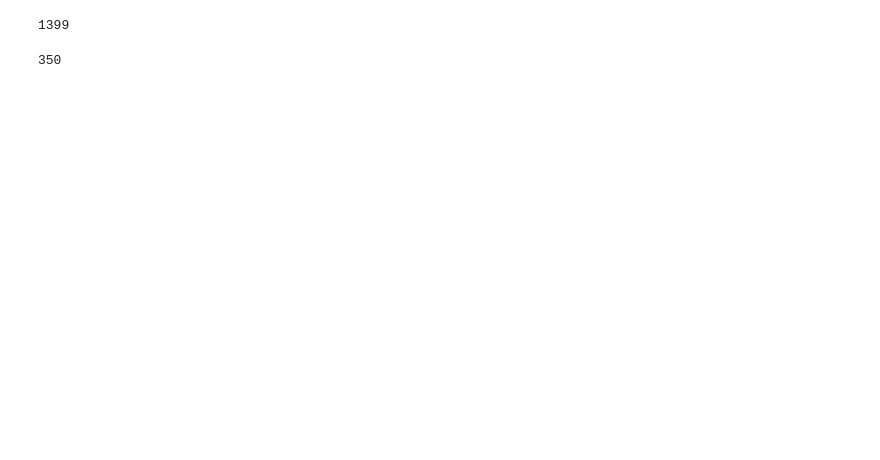
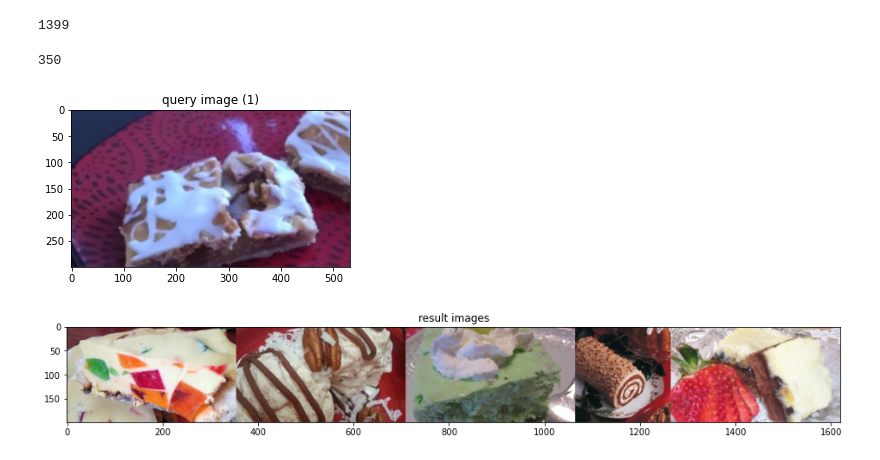
Before and after one commit to ugan9eds/OMCS_CS7643_DL, a Jupyter notebook: code/feature_predictions.ipynb, the cells around one changed output. Saved outputs shown, nothing was run; the diff lists cells and outputs as text; code cells hidden in the pictures; blank space fills up the shorter version.

```diff
--- a/code/feature_predictions.ipynb
+++ b/code/feature_predictions.ipynb
@@ -555,3 +569,8 @@ len(images_80_percent)
 len(images_20_percent)
 # %% [output]
 350
+# %%
+query_image, results_image, idx_closest, predicted_labels_of_indexes, percent_corect = test_single_image_accuracy(1, 5, True)
+# %% [output]
+[figure, added]
+[figure, added]
```
Also changed, not shown: parts of 11 cells of this notebook, 2 other files.
